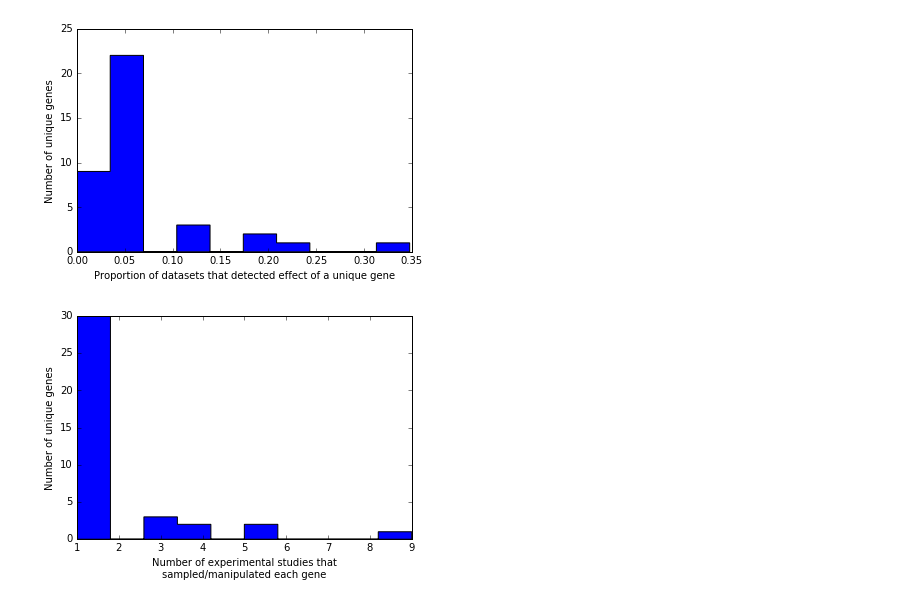
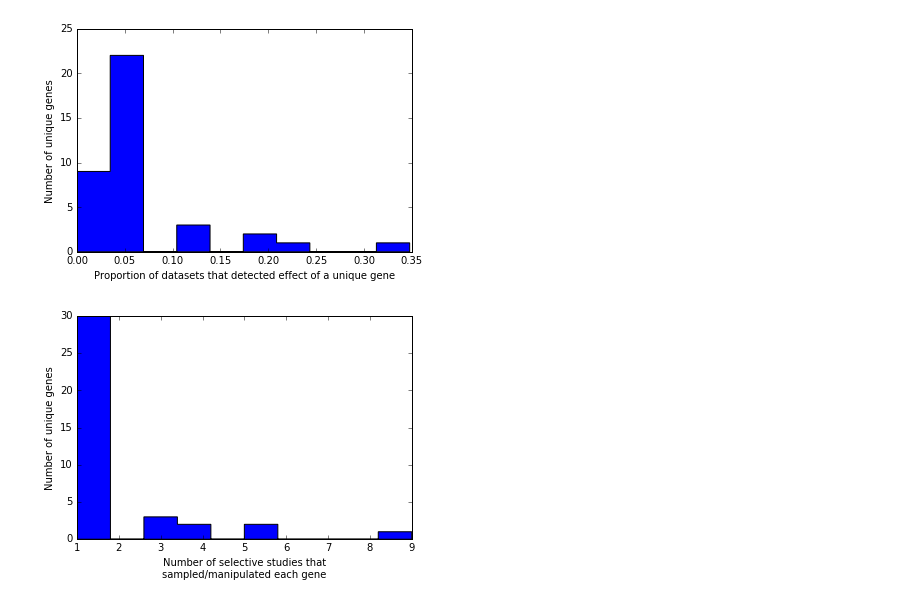
Before and after one commit to alicewchen/lipid_selection, a Jupyter notebook: analysis/02_generate_intermediate_data_02/03_Aggregate_experimental_studies_data.ipynb, the cells around one changed output. Cells and saved outputs as stored; diff of their text form; code cells hidden in the pictures.

Commit message:
change name experimental studies to selective studies again

```diff
--- a/analysis/02_generate_intermediate_data_02/03_Aggregate_experimental_studies_data.ipynb
+++ b/analysis/02_generate_intermediate_data_02/03_Aggregate_experimental_studies_data.ipynb
@@ -260,9 +260,9 @@ plt.savefig('simulations_output/distribution_of_s_proportion.png', bbox_inches =
 # %%
 fig, ax = plt.subplots()
 temp = transformed_subset.s_source.apply(lambda x: len(x))
 plt.hist(temp, bins = 10, histtype = 'stepfilled')
-ax.set_xlabel('Number of experimental studies that\nsampled/manipulated each gene')
+ax.set_xlabel('Number of selective studies that\nsampled/manipulated each gene')
 ax.set_ylabel('Number of unique genes')
-plt.savefig('simulations_output/num_exp_source_per_unique_gene.png', bbox_inches = "tight", dpi = 300)
+plt.savefig('simulations_output/num_s_source_per_unique_gene.png', bbox_inches = "tight", dpi = 300)
 # %% [output]
-[figure, old version]
+[figure, new version]
```
